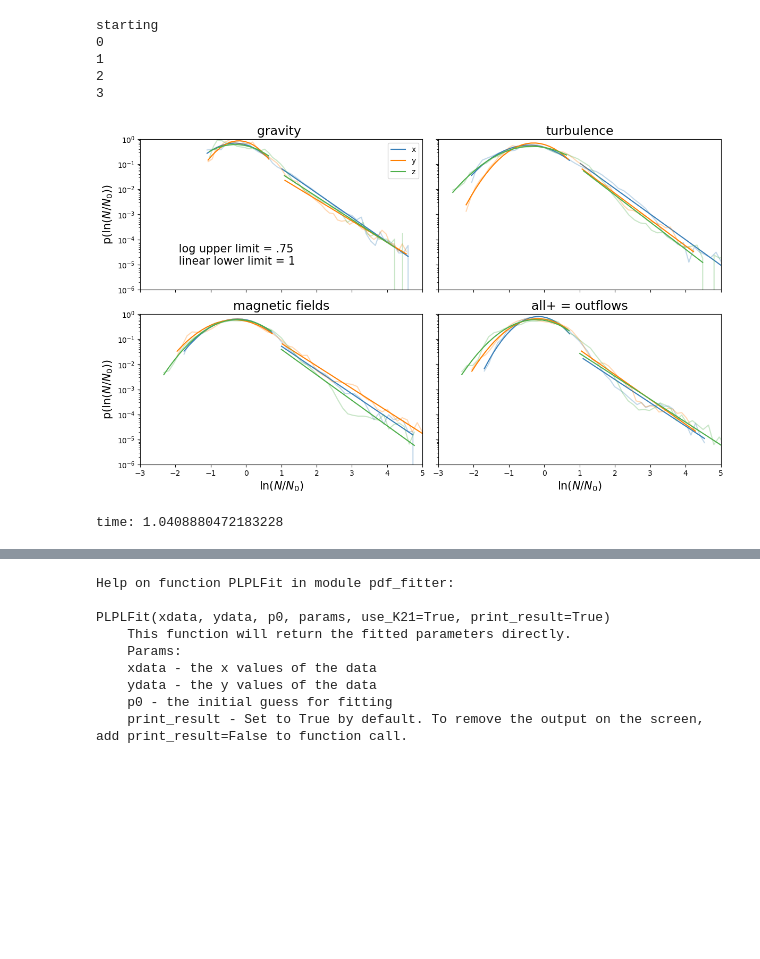
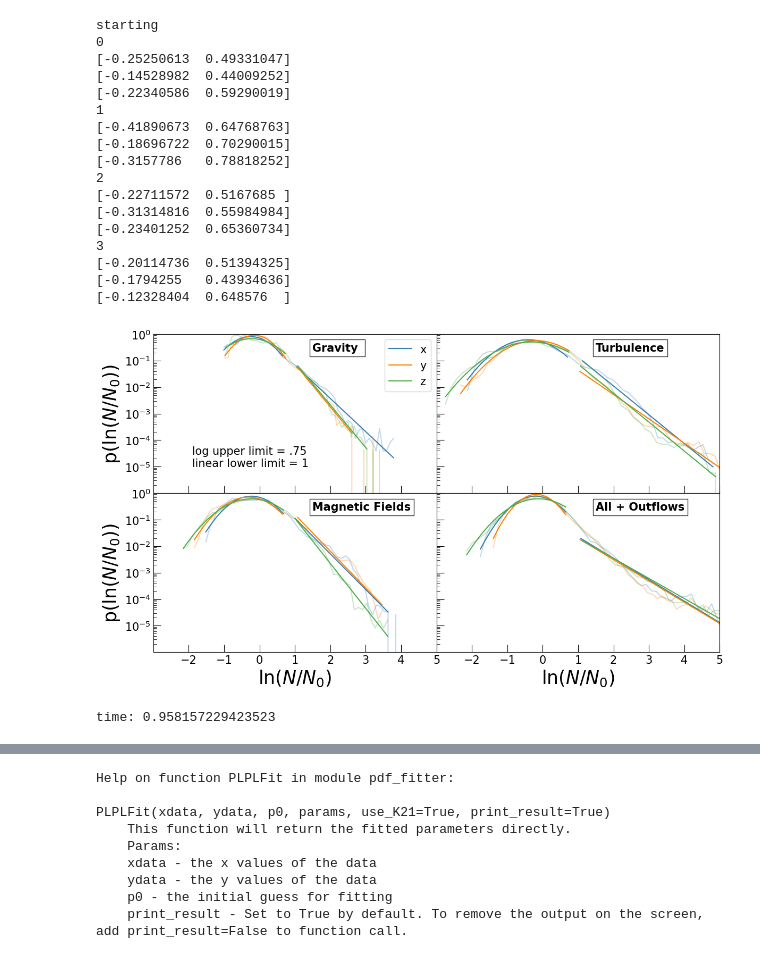
Before and after one commit to Kiihne/PDF-kiihne, a Jupyter notebook: combo_fit.ipynb, the cells around one changed output, grey strips where cells are left out. Saved outputs shown, nothing was run; the diff lists cells and outputs as text; code cells hidden in the pictures; blank space fills up the shorter version.

Commit message:
updated for close to paper use.

```diff
--- a/combo_fit.ipynb
+++ b/combo_fit.ipynb
@@ -13,9 +13,9 @@ from pdf_fitter import *
 # %%
 #only cell in need of changing between runs
 inputfile = ('/scratch/jak491/npz_storage/covering_grid_den0.npz','/scratch/jak491/npz_storage/covering_grid_den1.npz','/scratch/jak491/npz_storage/covering_grid_den2.npz', '/scratch/jak491/npz_storage/covering_grid_den3.npz', '/scratch/jak491/npz_storage/covering_grid_den4.npz', '/scratch/jak491/npz_storage/covering_grid_den5.npz', '/scratch/jak491/npz_storage/covering_grid_den_high.npz')
-percent = 5
-perc = '5'
-titles = ('gravity ','turbulence', 'magnetic fields', 'all+ = outflows')
+percent = 3
+perc = '3'
+titles = ('Gravity ','Turbulence', 'Magnetic Fields', 'All + Outflows')
 #titles = ('10% SFE\nG','10% SFE\nG+T','10% SFE\nG+T+M','6% SFE\nG+T+M+P' )
 sigma_limit = .75
 slope_limit = 1
@@ -39,7 +39,10 @@ start = time.time()
 print('starting')
 slopes = []
 error = []
-fig, ax = plt.subplots(nrows=2,ncols=2, sharex=True, sharey=True,figsize=(12,8))
+sigma = []
+sigma_error = []
+fig, ax = plt.subplots(nrows=2,ncols=2,figsize=(12,8), sharex = 'all', sharey = 'row', gridspec_kw={'hspace': 0,'wspace':0})
+
 ax =ax.ravel()
 #plt.suptitle('Column Densities with ' + perc + '% SFE', size =26)
 ax[0].annotate(' log upper limit = .75\n linear lower limit = 1',[-2,1e-5], size =15)
@@ -47,7 +50,7 @@ ax[0].annotate(' log upper limit = .75\n linear lower limit = 1',[-2,1e-5], size
 ax[0].plot(100,100, color = '#377eb8', alpha =1)
 ax[0].plot(100,100, color = '#ff7f00', alpha =1)
 ax[0].plot(100,100, color = '#4daf4a', alpha =1)
-ax[0].legend([ 'x', 'y', 'z'])
+ax[0].legend([ 'x', 'y', 'z'], fontsize = 15)
 b = 0
 
 for n in range(4):
@@ -90,44 +93,74 @@ for n in range(4):
         log_param, log_con = scipy.optimize.curve_fit(lognorm, x_log, np.log(y_log))
         y_log = lognorm(np.array(x_log),log_param[0],log_param[1])
 
+        #print( lin_param)
+        print(log_param)
+
         slopes.append(lin_param[0])
         error.append(np.sqrt(np.diag(lin_con))[0])
+        sigma.append(log_param[1])
+        sigma_error.append(np.sqrt(np.diag(log_con))[1])
         ax[n].plot(bin_list, counts_d, color = color_list[a], alpha = .3)
         ax[n].plot(x,np.exp(y), color = color_list[a])
         ax[n].plot(x_log,np.exp(y_log), color = color_list[a])
 
 
     if n > 1:
-        ax[n].set_xlabel(r'ln($N/N_0$)', size=15)
+        ax[n].set_xlabel(r'ln($N/N_0$)', size=25)
     if n == 0 or n == 2:
-        ax[n].set_ylabel(r'p(ln($N/N_0$))', size=15)
+        ax[n].set_ylabel(r'p(ln($N/N_0$))', size=25)
 
-
-
-    ax[n].set_title(titles[n], size = 17)
+    ax[n].annotate(titles[n], (1.5,.3), color = 'black', fontsize =15, weight = 'bold',horizontalalignment='left',verticalalignment='center', textcoords='data', bbox=dict(facecolor='white', alpha=0.8))
+    ax[n].tick_params(direction='in', which = 'major', size =10)
+    ax[n].tick_params(direction='in', which = 'minor', size =4)
+    #ax[n].set_title(titles[n], size = 17)
     ax[n].set_yscale('log')
     ax[n].set_ylim(10**(-6),1)
     ax[n].set_xlim(-3,5)
+    ax[n].tick_params(direction='in', length=10, labelsize = 15, which = 'major')
 
+    ax[n].set_yticks((1e0,1e-1,1e-2,1e-3,1e-4,1e-5))
+    ax[n].set_xticks((-2,-1,0,1,2,3,4,5))
 plt.tight_layout()
 plt.subplots_adjust(top=.85)
-plt.savefig('combined_column_lim,75_4lv_'+perc+'%', bbox_inches='tight')
+plt.savefig('combined_column_lim,75_4lv_'+perc+'%.pdf', bbox_inches='tight', format = 'pdf')
 plt.show()
 
 file = open("comb_slope_" +perc+"%.txt", "w")
 str_dictionary = repr(slopes)
 file.write(str_dictionary + "\n")
 str_dictionary = repr(error)
 file.write(str_dictionary + "\n")
 file.close()
 
+
+#write sigma and error to txt file for later
+file = open("txt_file_storage/sigma_" +perc+"%.txt", "w")
+str_dictionary = repr(sigma)
+file.write(str_dictionary + "\n")
+str_dictionary = repr(sigma_error)
+file.write(str_dictionary + "\n")
+file.close()
+
 end = time.time()
 print("time:",(end-start)/60)
 # %% [output]
 starting
 0
+[-0.25250613  0.49331047]
+[-0.14528982  0.44009252]
+[-0.22340586  0.59290019]
 1
+[-0.41890673  0.64768763]
+[-0.18696722  0.70290015]
+[-0.3157786   0.78818252]
 2
+[-0.22711572  0.5167685 ]
+[-0.31314816  0.55984984]
+[-0.23401252  0.65360734]
 3
+[-0.20114736  0.51394325]
+[-0.1794255   0.43934636]
+[-0.12328404  0.648576  ]
-[figure, old version]
+[figure, new version]
-time: 1.0408880472183228
+time: 0.958157229423523
```
Also changed, not shown: parts of 8 cells of this notebook, 4 other files.
